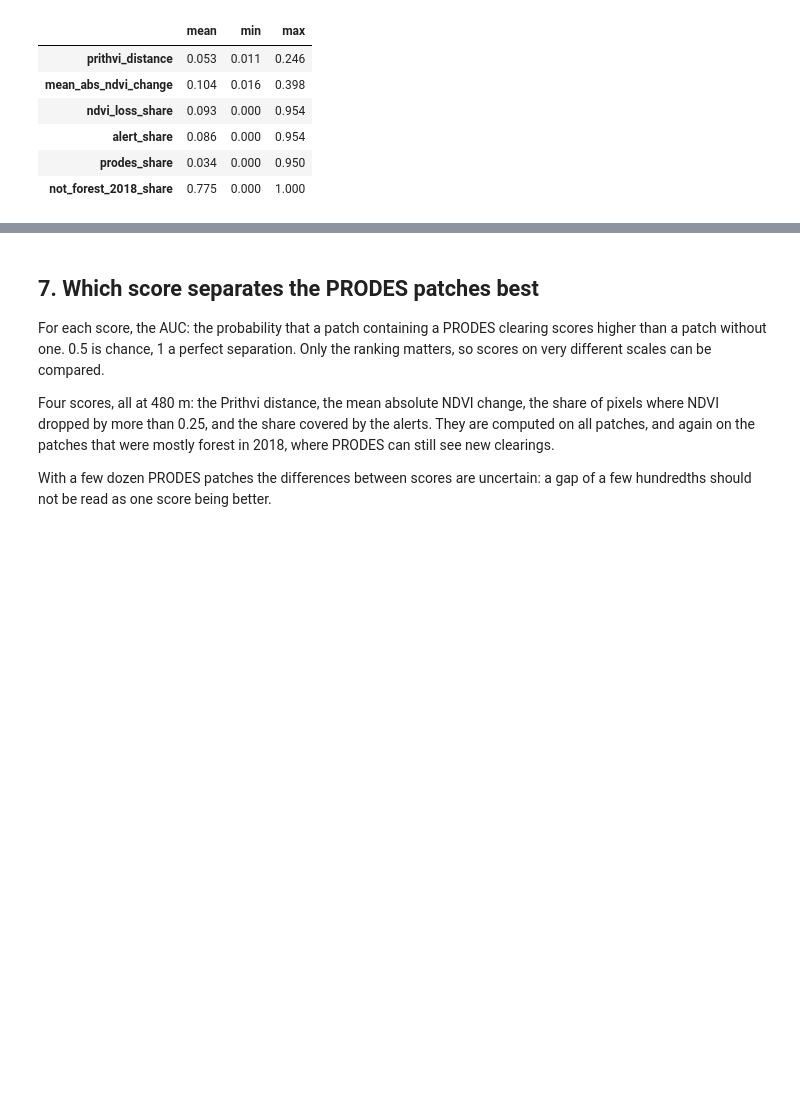
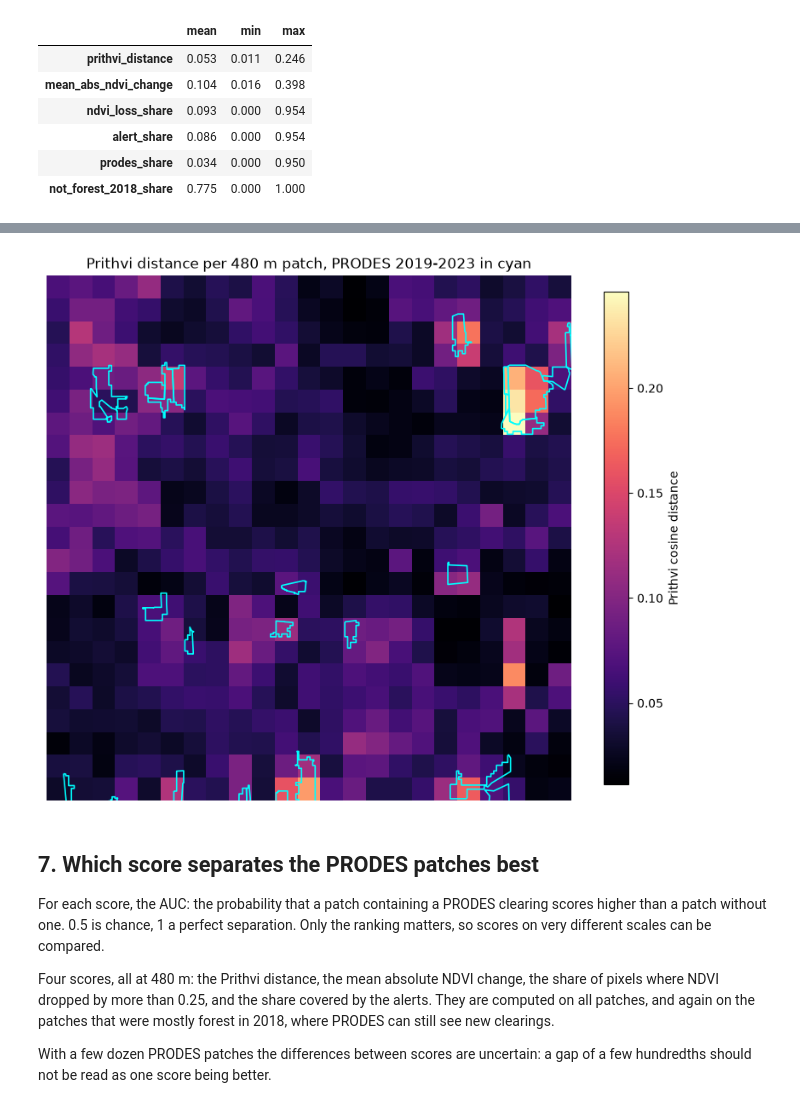
Before and after one commit to AngelicaIseni/Deforestation-Detection, a Jupyter notebook: 04_prithvi_vs_prodes.ipynb, the cells around one changed output, grey strips where cells are left out. Cells and saved outputs as stored; diff of their text form; code cells hidden in the pictures; blank space fills up the shorter version.

```diff
--- a/04_prithvi_vs_prodes.ipynb
+++ b/04_prithvi_vs_prodes.ipynb
@@ -161,3 +165,17 @@ patches.describe().round(3).T[["mean", "min", "max"]]
+# %%
+fig, ax = plt.subplots(figsize=(8, 8))
+im = ax.imshow(distance, cmap="magma", extent=extent)
+prodes_recent.to_crs(prithvi_change.rio.crs).boundary.plot(ax=ax, color="cyan", linewidth=1.2)
+ax.set_xlim(west, east)
+ax.set_ylim(south, north)
+fig.colorbar(im, ax=ax, shrink=0.75, label="Prithvi cosine distance")
+ax.set_title("Prithvi distance per 480 m patch, PRODES 2019-2023 in cyan")
+ax.set_axis_off()
+plt.tight_layout()
+plt.savefig(FIGURE_DIR / "prithvi_vs_prodes_map.png", dpi=150)
+plt.show()
+# %% [output]
+[figure, added]
 # %% [markdown]
 ## 7. Which score separates the PRODES patches best
 
```
Also changed, not shown: parts of 2 cells of this notebook, 2 other files.
